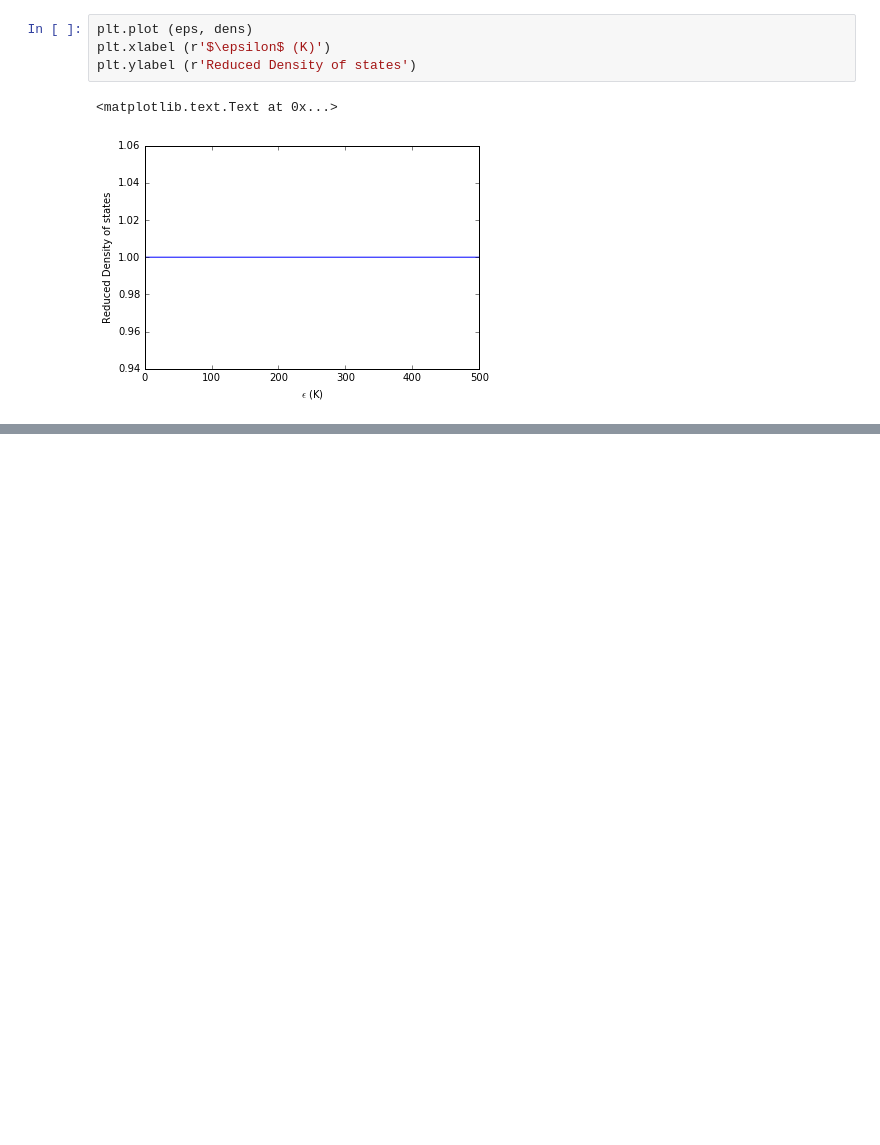
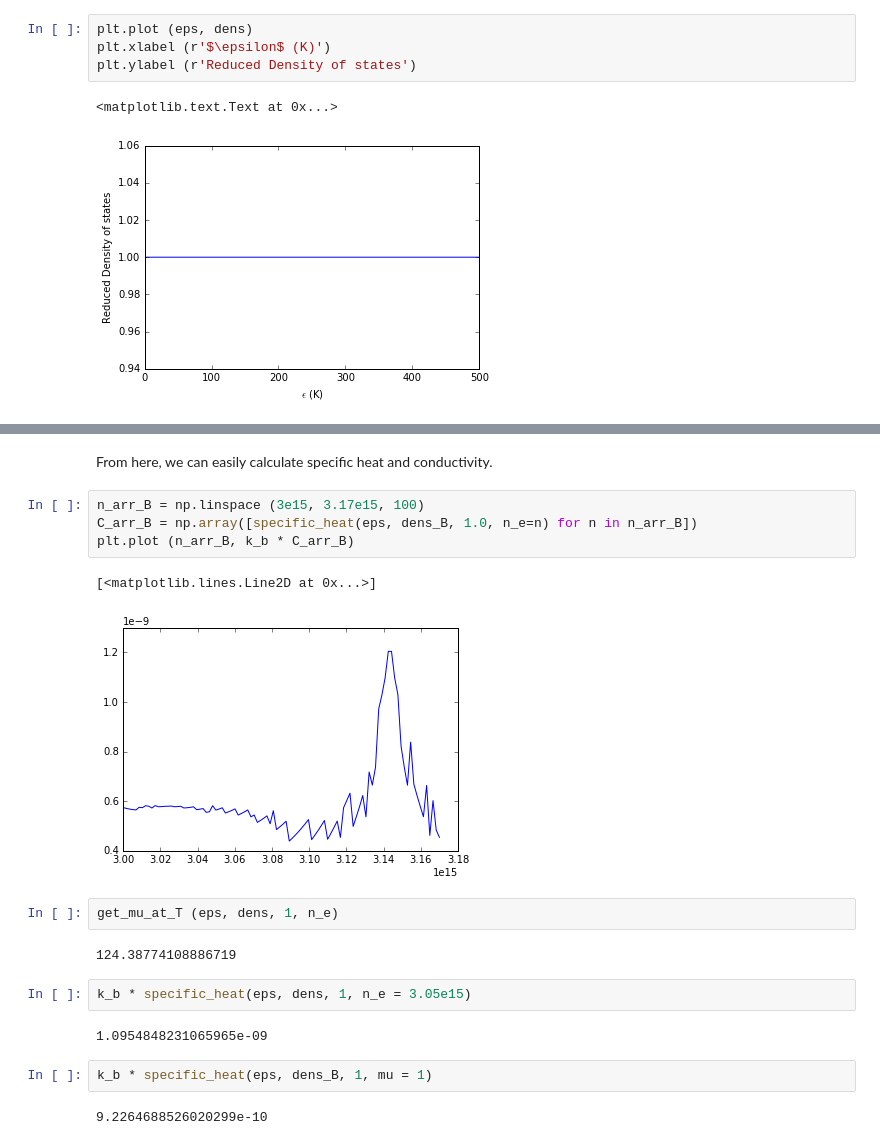
Before and after one commit to ben741/non-interacting-2DEG, a Jupyter notebook: demo.ipynb, the cells around one changed output, grey strips where cells are left out. Drawn from its saved outputs; the diff is of its cells as text; blank space fills up the shorter version.

```diff
--- a/demo.ipynb
+++ b/demo.ipynb
@@ -44,0 +119,21 @@ We can calculate the chemical potential, $mu$, as a function of temperature. We
+# %% [markdown]
+From here, we can easily calculate specific heat and conductivity.
+# %%
+n_arr_B = np.linspace (3e15, 3.17e15, 100)
+C_arr_B = np.array([specific_heat(eps, dens_B, 1.0, n_e=n) for n in n_arr_B])
+plt.plot (n_arr_B, k_b * C_arr_B)
+# %% [output]
+[<matplotlib.lines.Line2D at 0x...>]
+[figure, added]
+# %%
+get_mu_at_T (eps, dens, 1, n_e)
+# %% [output]
+124.38774108886719
+# %%
+k_b * specific_heat(eps, dens, 1, n_e = 3.05e15)
+# %% [output]
+1.0954848231065965e-09
+# %%
+k_b * specific_heat(eps, dens_B, 1, mu = 1)
+# %% [output]
+9.2264688526020299e-10
```
Also changed, not shown: parts of 16 cells of this notebook, 1 other file.
